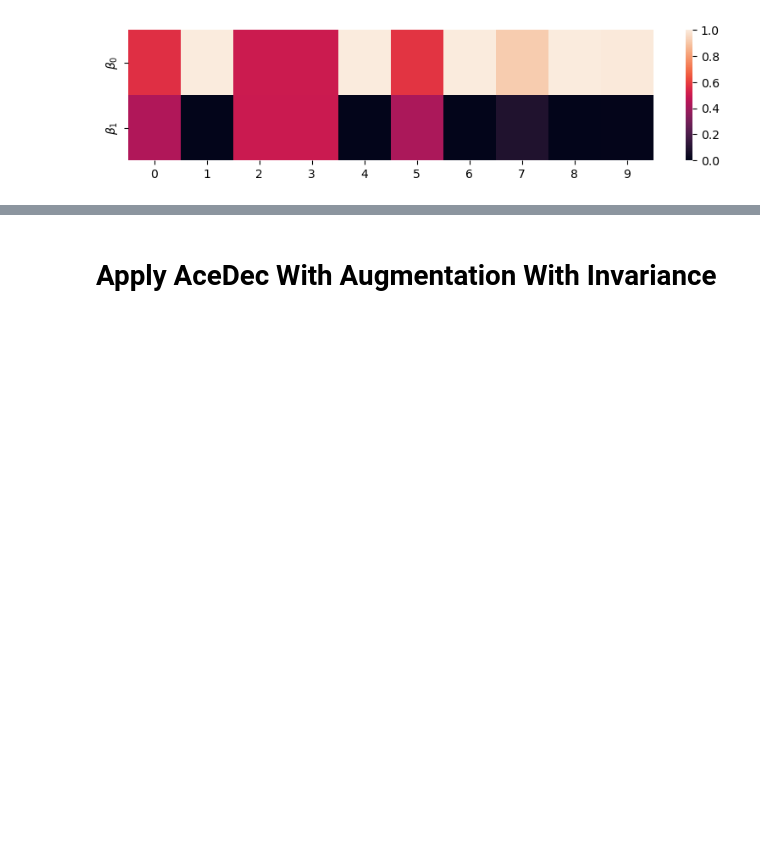
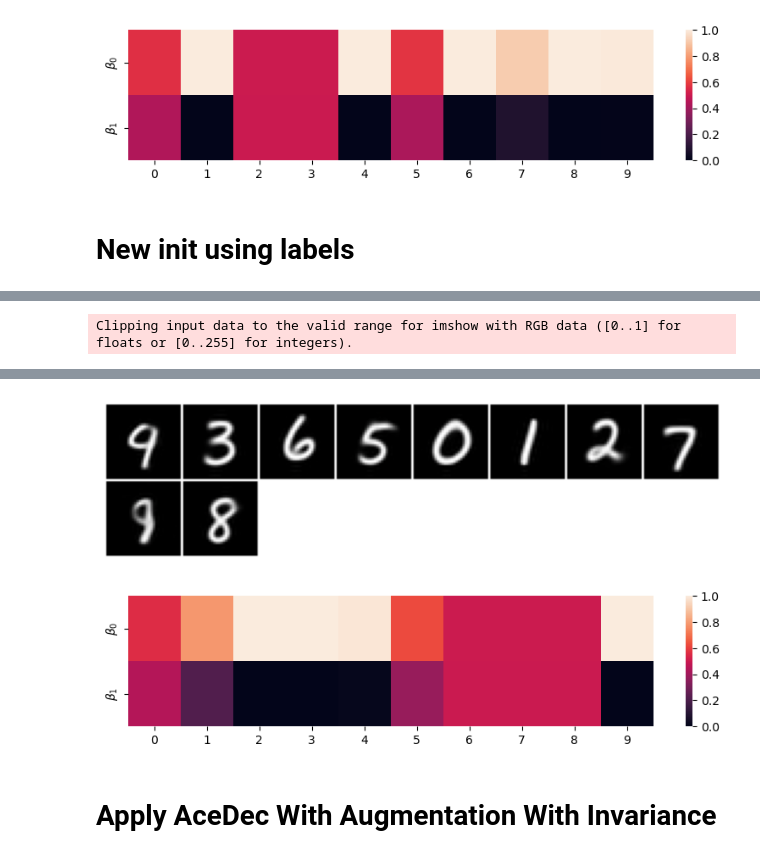
Before and after one commit to 1226419/ClustPy_semi_supervised, a Jupyter notebook: Test-Convae_reproduce.ipynb, the cells around one changed output, grey strips where cells are left out. Drawn from its saved outputs; the diff is of its cells as text; code cells hidden in the pictures; blank space fills up the shorter version.

```diff
--- a/Test-Convae_reproduce.ipynb
+++ b/Test-Convae_reproduce.ipynb
@@ -1588,3 +1588,75 @@ ARI: 0.8059368074032718
 ARI-no-reclustering: 0.8103564005050494
 [figure]
 [figure]
+# %% [markdown]
+# New init using labels
+# %%
+from clustpy.deep.semisupervised_enrc.semi_supervised_enrc_init import semi_supervised_acedec_init
+from clustpy.deep.semisupervised_enrc.semi_supervised_acedec import ACeDeC
+from clustpy.deep.semisupervised_enrc.semi_supervised_enrc_module import _ENRC_Module
+from clustpy.deep.autoencoders import ConvolutionalAutoencoder
+from sklearn.metrics import adjusted_rand_score as ari
+device = torch.device("cuda:0")
+ae = ConvolutionalAutoencoder(32, [512, 10], conv_encoder_name="resnet18").to(device)
+model_path = "test-convae_reproduce_model_trained_100.pth"
+sd = torch.load(model_path)
+ae.load_state_dict(sd.state_dict())
+ae.fitted = True
+ae.to(device)
+
+aug_train_dl = get_dataloader(data, batch_size=256, shuffle=True, additional_inputs=labels,
+                        ds_kwargs={"aug_transforms_list":[aug_transforms, None], "orig_transforms_list":[orig_transforms, None]},
+                        dl_kwargs={"num_workers":8})
+
+train_dl = get_dataloader(data, batch_size=256, shuffle=True, additional_inputs=labels,
+                        ds_kwargs={"orig_transforms_list":[orig_transforms, None]},
+                        dl_kwargs={"num_workers":8})
+
+dl = get_dataloader(data, 256, shuffle=False, additional_inputs=labels,
+                   ds_kwargs={"orig_transforms_list":[orig_transforms, None]})
+
+ae_lr = 1e-3
+clustering_epochs = 5
+warmup_factor = 0.3
+warmup_period = int(warmup_factor*clustering_epochs)
+# scheduler = CosineSchedulerWithLinearWarmup
+# scheduler_params = {"warmup_period":warmup_period, "T_max":clustering_epochs, "verbose":False}
+scheduler = torch.optim.lr_scheduler.StepLR
+scheduler_params = {"step_size":int(0.2*clustering_epochs), "gamma":0.5, "verbose": True}
+
+init_method = semi_supervised_acedec_init
+loss_function = "acedec"
+reclustering_function = "acedec"
+fit_function = "acedec"
+clustering_module= "acedec"
+
+acedec = ACeDeC(n_clusters=10,
+          clustering_epochs=clustering_epochs,
+          autoencoder=ae,
+          clustering_optimizer_params={'lr': ae_lr*0.5},
+          custom_dataloaders=[train_dl, dl],
+          scheduler=scheduler,
+          scheduler_params=scheduler_params,
+          final_reclustering=True,
+          debug=True,
+          init = init_method,
+          init_kwargs = {"y": labels, "clustering_module":_ENRC_Module, "optimizer_params": {"lr":1e-3} },
+          init_subsample_size=10000,
+          fit_function=fit_function,
+          clustering_module= clustering_module
+          )
+
+acedec.fit(data)
+
+acedec_ari = ari(labels, acedec.labels_)
+print(f"ARI: {acedec_ari}")
+print(f"ARI-no-reclustering: {ari(labels, acedec.acedec_labels_)}")
+rec_centers = acedec.reconstruct_subspace_centroids()
+plot_images(denormalize(rec_centers))
+
+# Soft Beta Weights
+fig, ax = plt.subplots(figsize=(10,2))
+sns.heatmap(acedec.betas, vmin=0, vmax=1.0, ax=ax)
+ax.set_yticklabels(["$\\beta_0$", "$\\beta_1$"])
+plt.show();
+# %% [output]
@@ -1590,0 +1680 @@ ARI-no-reclustering: 0.8103564005050494
+Clipping input data to the valid range for imshow with RGB data ([0..1] for floats or [0..255] for integers).
@@ -1591,3 +1698,5 @@ ARI-no-reclustering: 0.8103564005050494
+[figure, added]
+[figure, added]
 # %% [markdown]
 # Apply AceDec With Augmentation With Invariance
 # %%
```
Also changed, not shown: parts of 1 cell of this notebook, 4 other files.
